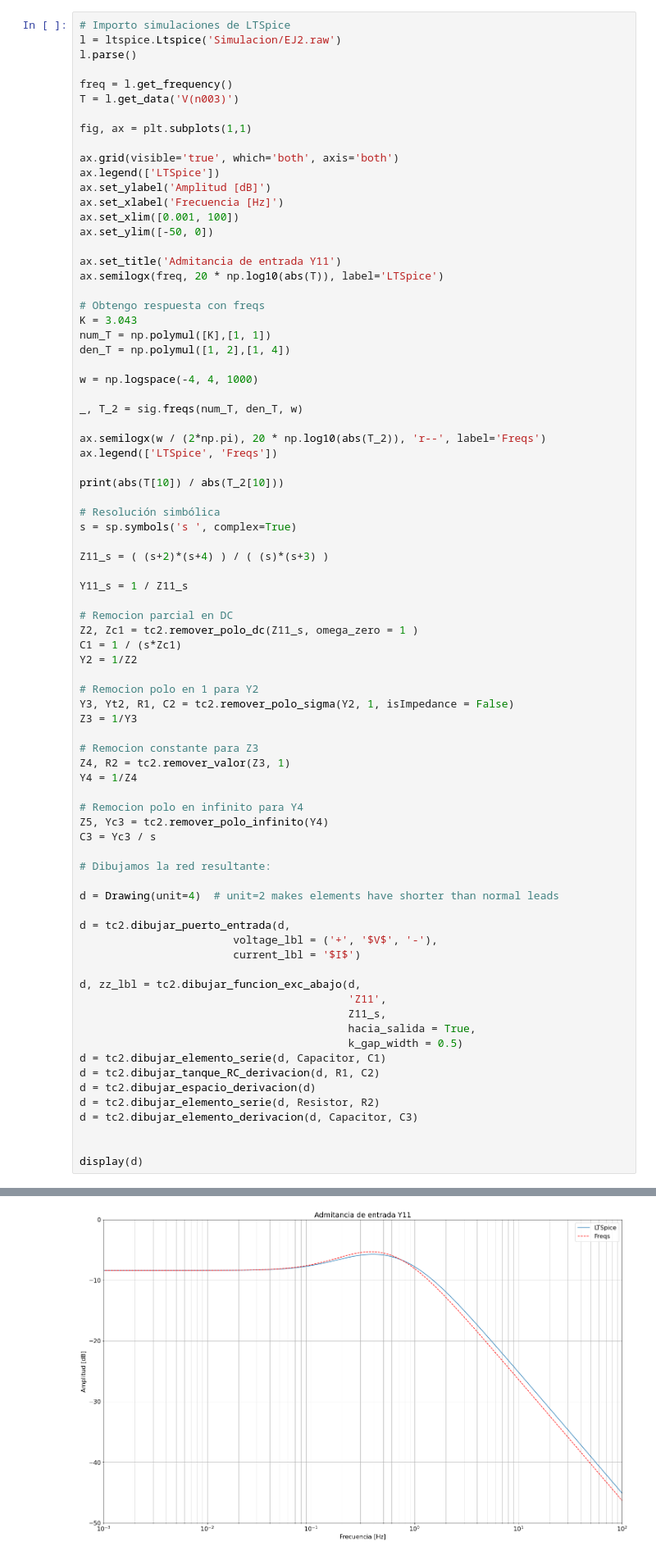
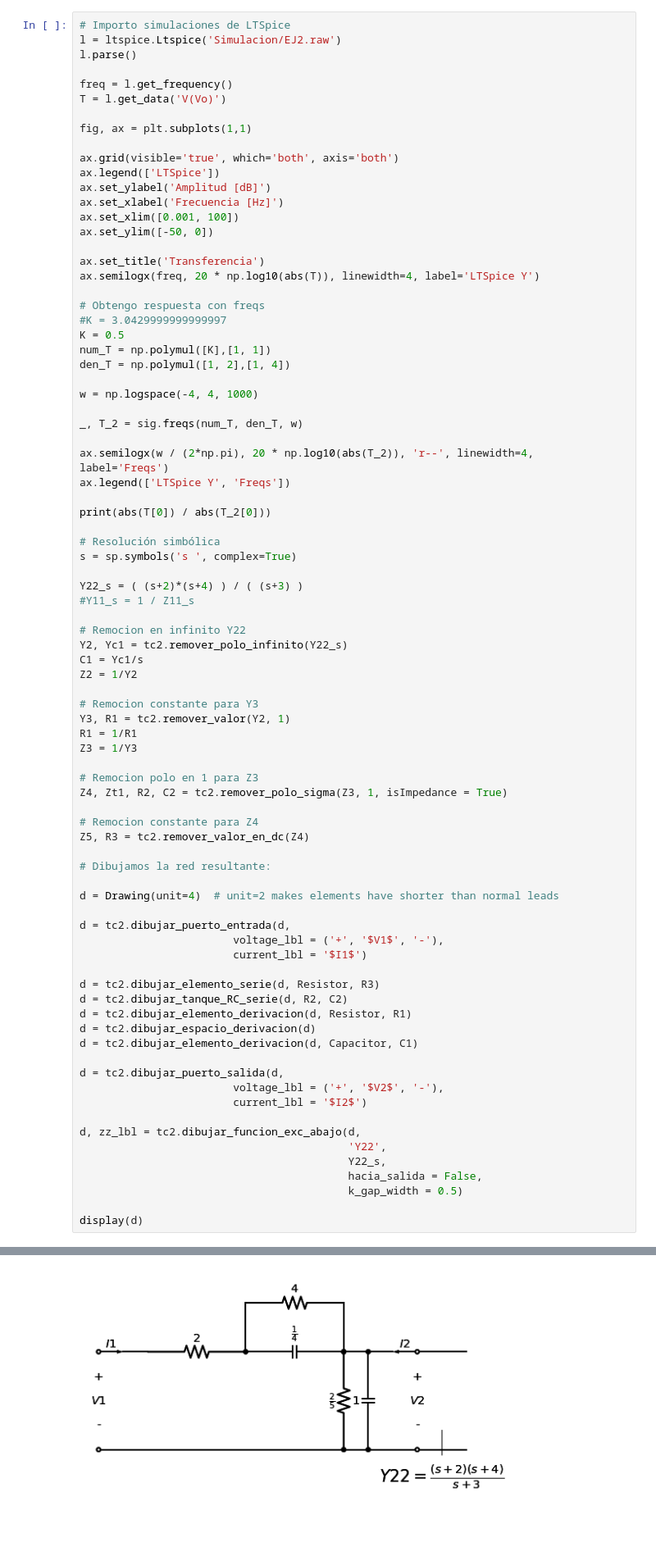
Before and after one commit to mpmarfisi/TC2, a Jupyter notebook: Tarea Semanal 12/TS12_Marfisi.ipynb, the cells around one changed output, grey strips where cells are left out. Shown: that part at 82% size. Saved outputs shown, nothing was run; the diff lists cells and outputs as text; blank space fills up the shorter version.

```diff
--- a/Tarea Semanal 12/TS12_Marfisi.ipynb
+++ b/Tarea Semanal 12/TS12_Marfisi.ipynb
@@ -156,7 +158,7 @@ l = ltspice.Ltspice('Simulacion/EJ2.raw')
 l.parse()
 
 freq = l.get_frequency()
-T = l.get_data('V(n003)')
+T = l.get_data('V(Vo)')
 
 fig, ax = plt.subplots(1,1)
 
@@ -167,11 +169,12 @@ ax.set_xlabel('Frecuencia [Hz]')
 ax.set_xlim([0.001, 100])
 ax.set_ylim([-50, 0])
 
-ax.set_title('Admitancia de entrada Y11')
-ax.semilogx(freq, 20 * np.log10(abs(T)), label='LTSpice')
+ax.set_title('Transferencia')
+ax.semilogx(freq, 20 * np.log10(abs(T)), linewidth=4, label='LTSpice Y')
 
 # Obtengo respuesta con freqs
-K = 3.043
+#K = 3.0429999999999997
+K = 0.5
 num_T = np.polymul([K],[1, 1])
 den_T = np.polymul([1, 2],[1, 4])
 
@@ -179,54 +182,56 @@ w = np.logspace(-4, 4, 1000)
 
 _, T_2 = sig.freqs(num_T, den_T, w)
 
-ax.semilogx(w / (2*np.pi), 20 * np.log10(abs(T_2)), 'r--', label='Freqs')
-ax.legend(['LTSpice', 'Freqs'])
+ax.semilogx(w / (2*np.pi), 20 * np.log10(abs(T_2)), 'r--', linewidth=4, label='Freqs')
+ax.legend(['LTSpice Y', 'Freqs'])
 
-print(abs(T[10]) / abs(T_2[10]))
+print(abs(T[0]) / abs(T_2[0]))
 
 # Resolución simbólica
 s = sp.symbols('s ', complex=True)
 
-Z11_s = ( (s+2)*(s+4) ) / ( (s)*(s+3) )
+Y22_s = ( (s+2)*(s+4) ) / ( (s+3) )
+#Y11_s = 1 / Z11_s
 
-Y11_s = 1 / Z11_s
+# Remocion en infinito Y22
+Y2, Yc1 = tc2.remover_polo_infinito(Y22_s)
+C1 = Yc1/s
+Z2 = 1/Y2
 
-# Remocion parcial en DC
-Z2, Zc1 = tc2.remover_polo_dc(Z11_s, omega_zero = 1 )
-C1 = 1 / (s*Zc1)
-Y2 = 1/Z2
-
-# Remocion polo en 1 para Y2
-Y3, Yt2, R1, C2 = tc2.remover_polo_sigma(Y2, 1, isImpedance = False)
+# Remocion constante para Y3
+Y3, R1 = tc2.remover_valor(Y2, 1)
+R1 = 1/R1
 Z3 = 1/Y3
 
-# Remocion constante para Z3
-Z4, R2 = tc2.remover_valor(Z3, 1)
-Y4 = 1/Z4
+# Remocion polo en 1 para Z3
+Z4, Zt1, R2, C2 = tc2.remover_polo_sigma(Z3, 1, isImpedance = True)
 
-# Remocion polo en infinito para Y4
-Z5, Yc3 = tc2.remover_polo_infinito(Y4)
-C3 = Yc3 / s
+# Remocion constante para Z4
+Z5, R3 = tc2.remover_valor_en_dc(Z4)
 
 # Dibujamos la red resultante:
 
 d = Drawing(unit=4)  # unit=2 makes elements have shorter than normal leads
 
 d = tc2.dibujar_puerto_entrada(d,
-                        voltage_lbl = ('+', '$V$', '-'),
-                        current_lbl = '$I$')
+                        voltage_lbl = ('+', '$V1$', '-'),
+                        current_lbl = '$I1$')
+
+d = tc2.dibujar_elemento_serie(d, Resistor, R3)
+d = tc2.dibujar_tanque_RC_serie(d, R2, C2)
+d = tc2.dibujar_elemento_derivacion(d, Resistor, R1)
+d = tc2.dibujar_espacio_derivacion(d)
+d = tc2.dibujar_elemento_derivacion(d, Capacitor, C1)
+
+d = tc2.dibujar_puerto_salida(d,
+                        voltage_lbl = ('+', '$V2$', '-'),
+                        current_lbl = '$I2$')
 
 d, zz_lbl = tc2.dibujar_funcion_exc_abajo(d,
-                                          'Z11',
-                                          Z11_s,
-                                          hacia_salida = True,
+                                          'Y22',
+                                          Y22_s,
+                                          hacia_salida = False,
                                           k_gap_width = 0.5)
-d = tc2.dibujar_elemento_serie(d, Capacitor, C1)
-d = tc2.dibujar_tanque_RC_derivacion(d, R1, C2)
-d = tc2.dibujar_espacio_derivacion(d)
-d = tc2.dibujar_elemento_serie(d, Resistor, R2)
-d = tc2.dibujar_elemento_derivacion(d, Capacitor, C3)
-
 
 display(d)
 # %% [output]
@@ -235 +239 @@ TypeError: can only concatenate str (not "ComplexInfinity") to str
-[figure, old version]
+[figure, new version]
```
Also changed, not shown: parts of 9 cells of this notebook, 7 other files.
